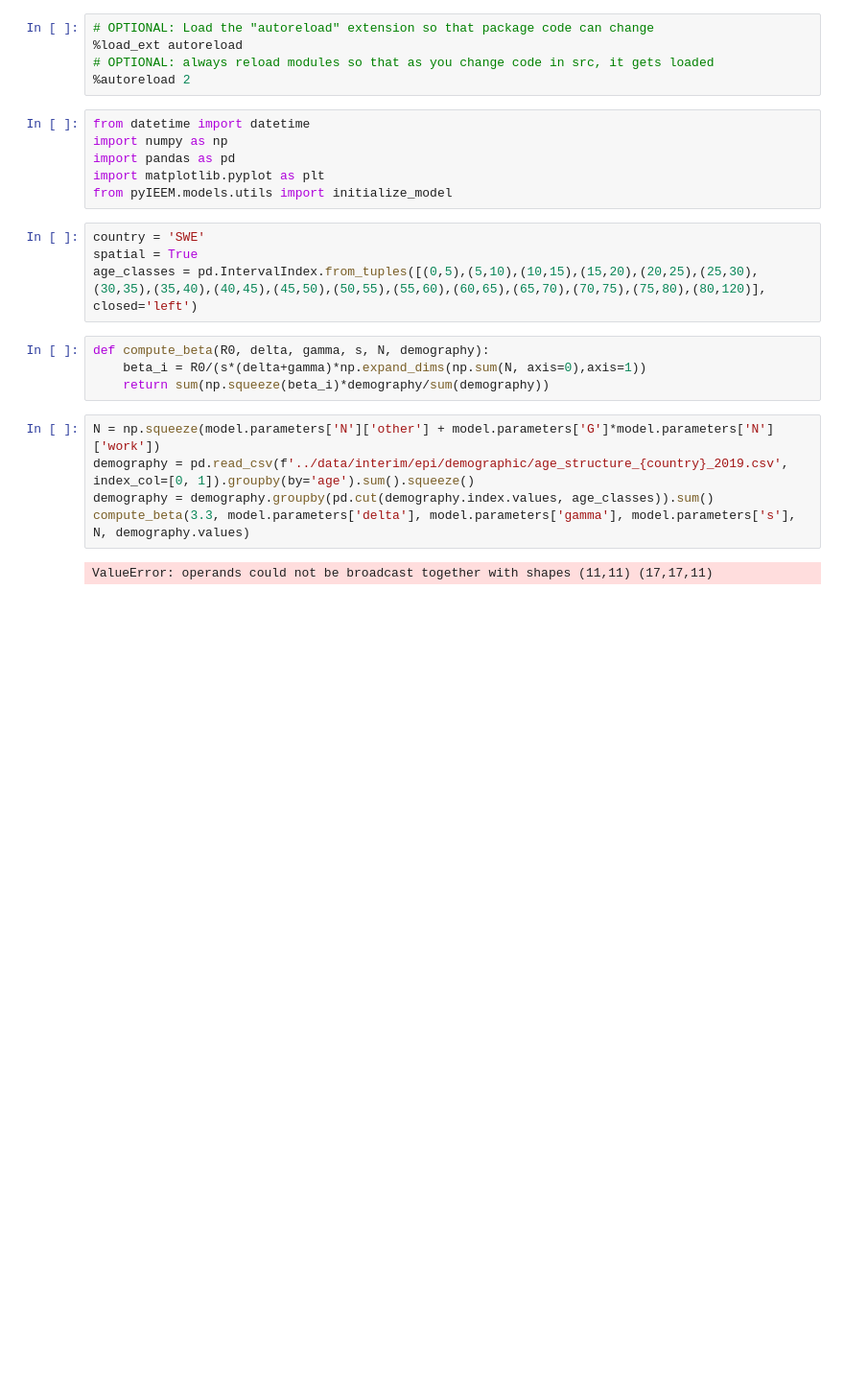
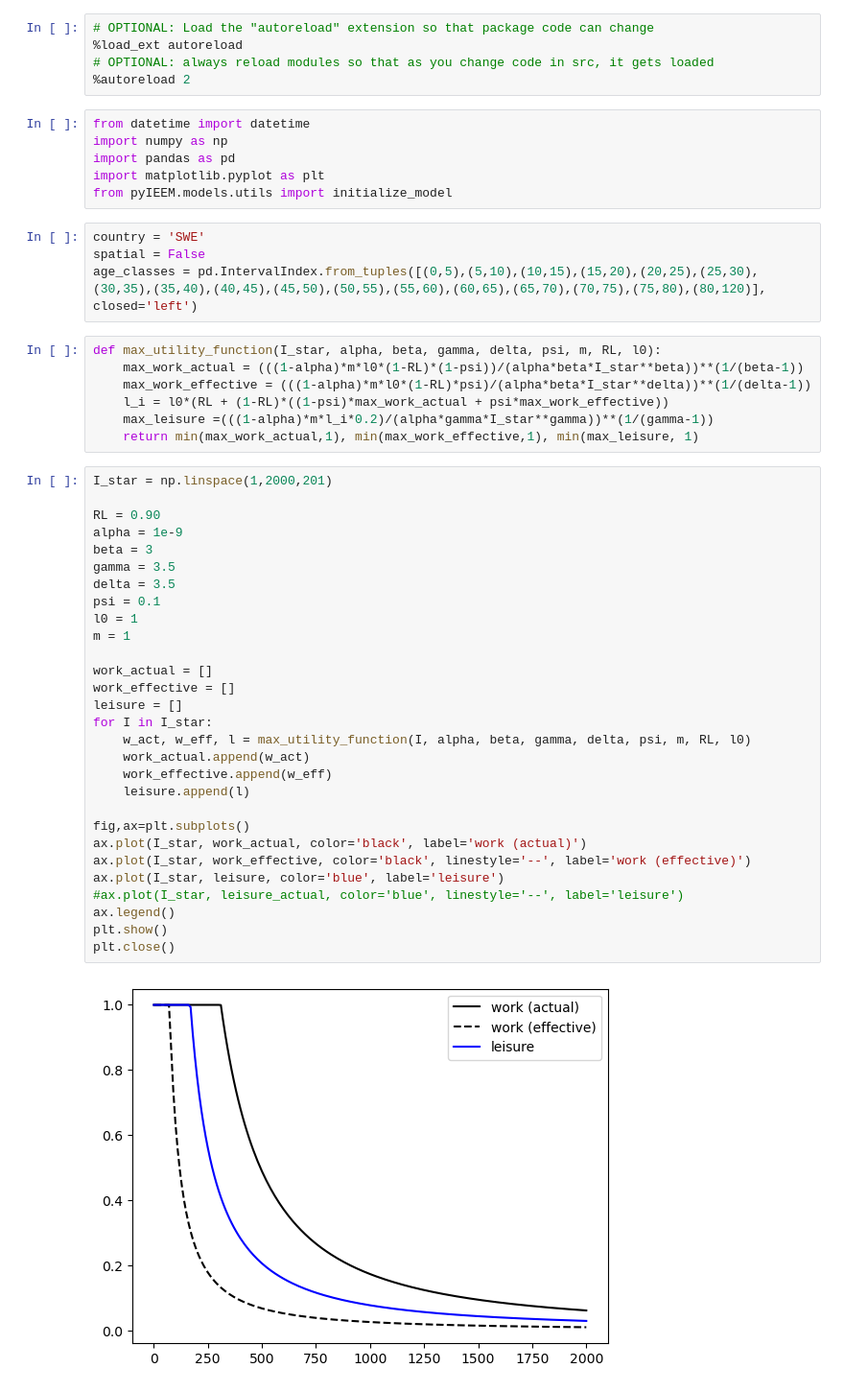
Before and after one commit to twallema/pyIEEM, a Jupyter notebook: notebooks/scratch-SIR-recurrent-mobility.ipynb, the cells around one changed output. Shown at 96% size. Drawn from its saved outputs; the diff is of its cells as text; blank space fills up the shorter version.

```diff
--- a/notebooks/scratch-SIR-recurrent-mobility.ipynb
+++ b/notebooks/scratch-SIR-recurrent-mobility.ipynb
@@ -11,16 +11,43 @@ import matplotlib.pyplot as plt
 from pyIEEM.models.utils import initialize_model
 # %%
 country = 'SWE'
-spatial = True
+spatial = False
 age_classes = pd.IntervalIndex.from_tuples([(0,5),(5,10),(10,15),(15,20),(20,25),(25,30),(30,35),(35,40),(40,45),(45,50),(50,55),(55,60),(60,65),(65,70),(70,75),(75,80),(80,120)], closed='left')
-# %%
-def compute_beta(R0, delta, gamma, s, N, demography):
-    beta_i = R0/(s*(delta+gamma)*np.expand_dims(np.sum(N, axis=0),axis=1))
-    return sum(np.squeeze(beta_i)*demography/sum(demography))
-# %%
-N = np.squeeze(model.parameters['N']['other'] + model.parameters['G']*model.parameters['N']['work'])
-demography = pd.read_csv(f'../data/interim/epi/demographic/age_structure_{country}_2019.csv', index_col=[0, 1]).groupby(by='age').sum().squeeze()
-demography = demography.groupby(pd.cut(demography.index.values, age_classes)).sum()
-compute_beta(3.3, model.parameters['delta'], model.parameters['gamma'], model.parameters['s'], N, demography.values)
-# %% [output]
-ValueError: operands could not be broadcast together with shapes (11,11) (17,17,11)
+# %%
+def max_utility_function(I_star, alpha, beta, gamma, delta, psi, m, RL, l0):
+    max_work_actual = (((1-alpha)*m*l0*(1-RL)*(1-psi))/(alpha*beta*I_star**beta))**(1/(beta-1))
+    max_work_effective = (((1-alpha)*m*l0*(1-RL)*psi)/(alpha*beta*I_star**delta))**(1/(delta-1))
+    l_i = l0*(RL + (1-RL)*((1-psi)*max_work_actual + psi*max_work_effective))
+    max_leisure =(((1-alpha)*m*l_i*0.2)/(alpha*gamma*I_star**gamma))**(1/(gamma-1))
+    return min(max_work_actual,1), min(max_work_effective,1), min(max_leisure, 1)
+# %%
+I_star = np.linspace(1,2000,201)
+
+RL = 0.90
+alpha = 1e-9
+beta = 3
+gamma = 3.5
+delta = 3.5
+psi = 0.1
+l0 = 1
+m = 1
+
+work_actual = []
+work_effective = []
+leisure = []
+for I in I_star:
+    w_act, w_eff, l = max_utility_function(I, alpha, beta, gamma, delta, psi, m, RL, l0)
+    work_actual.append(w_act)
+    work_effective.append(w_eff)
+    leisure.append(l)
+
+fig,ax=plt.subplots()
+ax.plot(I_star, work_actual, color='black', label='work (actual)')
+ax.plot(I_star, work_effective, color='black', linestyle='--', label='work (effective)')
+ax.plot(I_star, leisure, color='blue', label='leisure')
+#ax.plot(I_star, leisure_actual, color='blue', linestyle='--', label='leisure')
+ax.legend()
+plt.show()
+plt.close()
+# %% [output]
+[figure, added]
```
Also changed, not shown: parts of 5 cells of this notebook, 3 other files.
